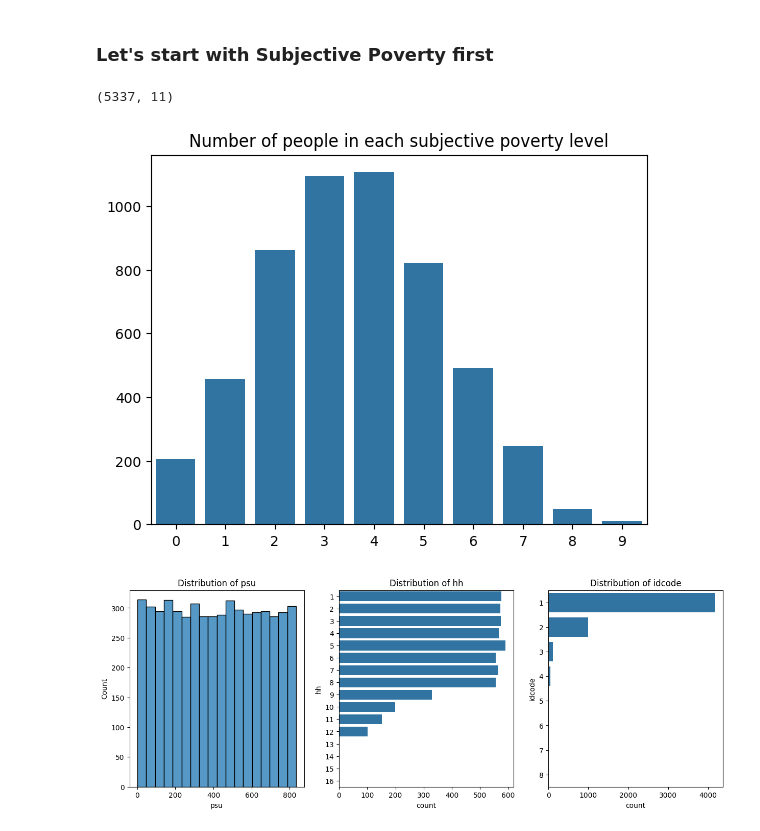
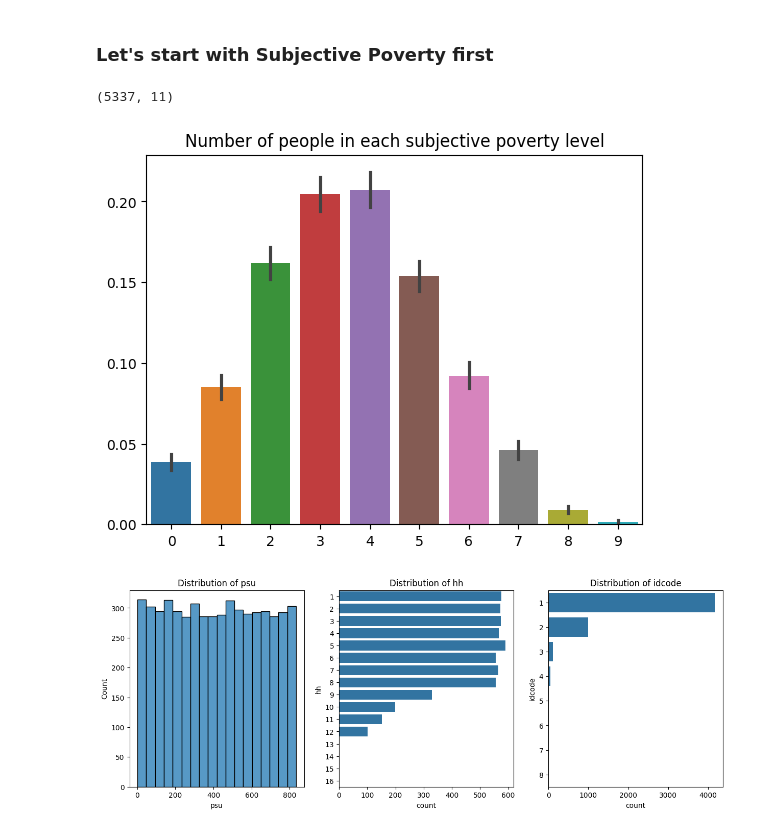
Before and after one commit to BorisLeung/STA841Kaggle, a Jupyter notebook: eda.ipynb, the cells around one changed output. Cells and saved outputs as stored; diff of their text form; code cells hidden in the pictures.

```diff
--- a/eda.ipynb
+++ b/eda.ipynb
@@ -26,12 +26,12 @@ pov_train = pd.read_csv(os.path.join(DATA_DIR, pov_train_data))
 # %%
 print(pov_train.shape)
 
 # a very normal like distribution!
-ax = sns.barplot(pov_train.iloc[:, 1:].sum(axis=0))
+ax = sns.barplot(pov_train.iloc[:, 1:])
 ax.set_xticklabels(list(range(10)))
-plt.title('Number of people in each subjective poverty level')
+plt.title("Number of people in each subjective poverty level")
 plt.show()
 # %% [output]
 (5337, 11)
-[figure, old version]
+[figure, new version]
 # %%
```
Also changed, not shown: parts of 5 cells of this notebook, 2 other files.
